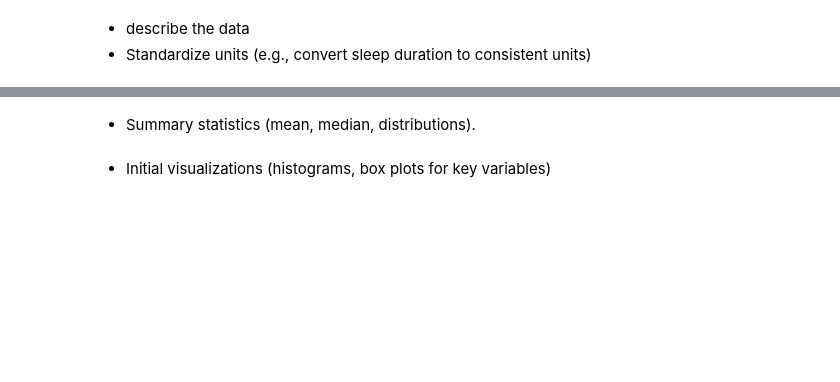
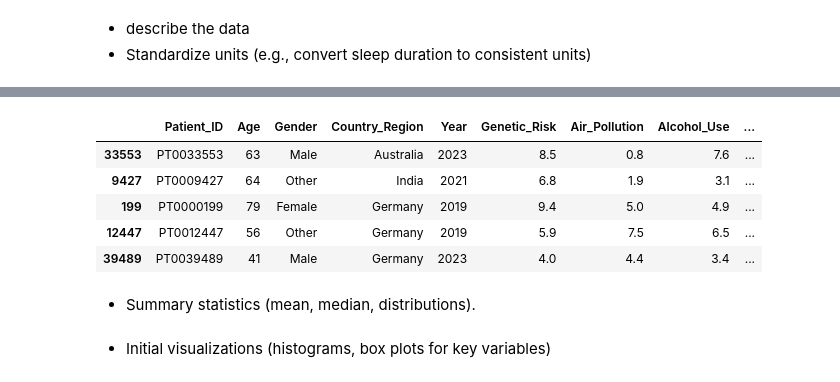
Before and after one commit to Zeina-Shalaan/Cancer-DATA, a Jupyter notebook: global_cancer_patients_2015_2024_Dataset_project2.ipynb, the cells around one changed output, grey strips where cells are left out. Cells and saved outputs as stored; diff of their text form; code cells hidden in the pictures; blank space fills up the shorter version.

```diff
--- a/global_cancer_patients_2015_2024_Dataset_project2.ipynb
+++ b/global_cancer_patients_2015_2024_Dataset_project2.ipynb
@@ -76,3 +88,13 @@ df.sum
+# %%
+sample = df.sample(n=500,random_state=42)
+sample.head()
+# %% [output]
+|  | Patient_ID | Age | Gender | Country_Region | Year | Genetic_Risk | Air_Pollution | Alcohol_Use | ... |
+| 33553 | PT0033553 | 63 | Male | Australia | 2023 | 8.5 | 0.8 | 7.6 | ... |
+| 9427 | PT0009427 | 64 | Other | India | 2021 | 6.8 | 1.9 | 3.1 | ... |
+| 199 | PT0000199 | 79 | Female | Germany | 2019 | 9.4 | 5.0 | 4.9 | ... |
+| 12447 | PT0012447 | 56 | Other | Germany | 2019 | 5.9 | 7.5 | 6.5 | ... |
+| 39489 | PT0039489 | 41 | Male | Germany | 2023 | 4.0 | 4.4 | 3.4 | ... |
 # %% [markdown]
 - Summary statistics (mean, median, distributions).
 # %% [markdown]
```
Also changed, not shown: parts of 8 cells of this notebook.
